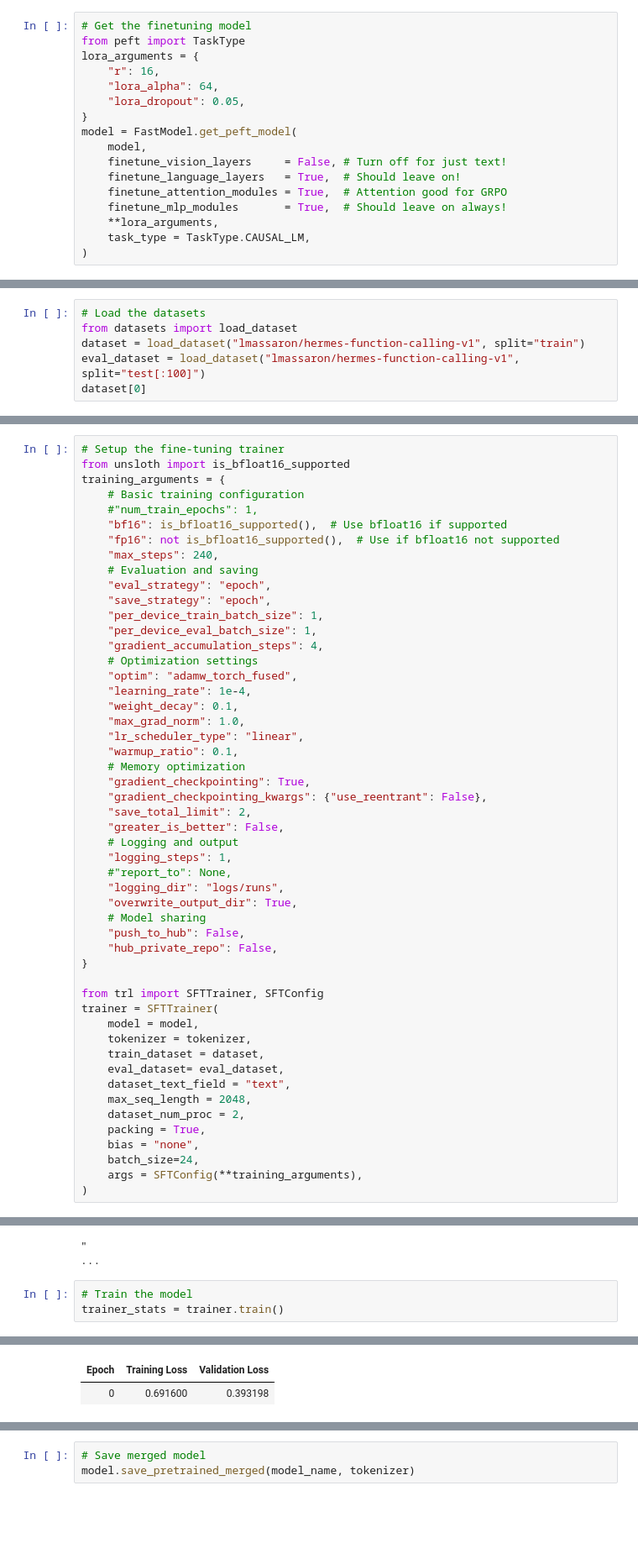
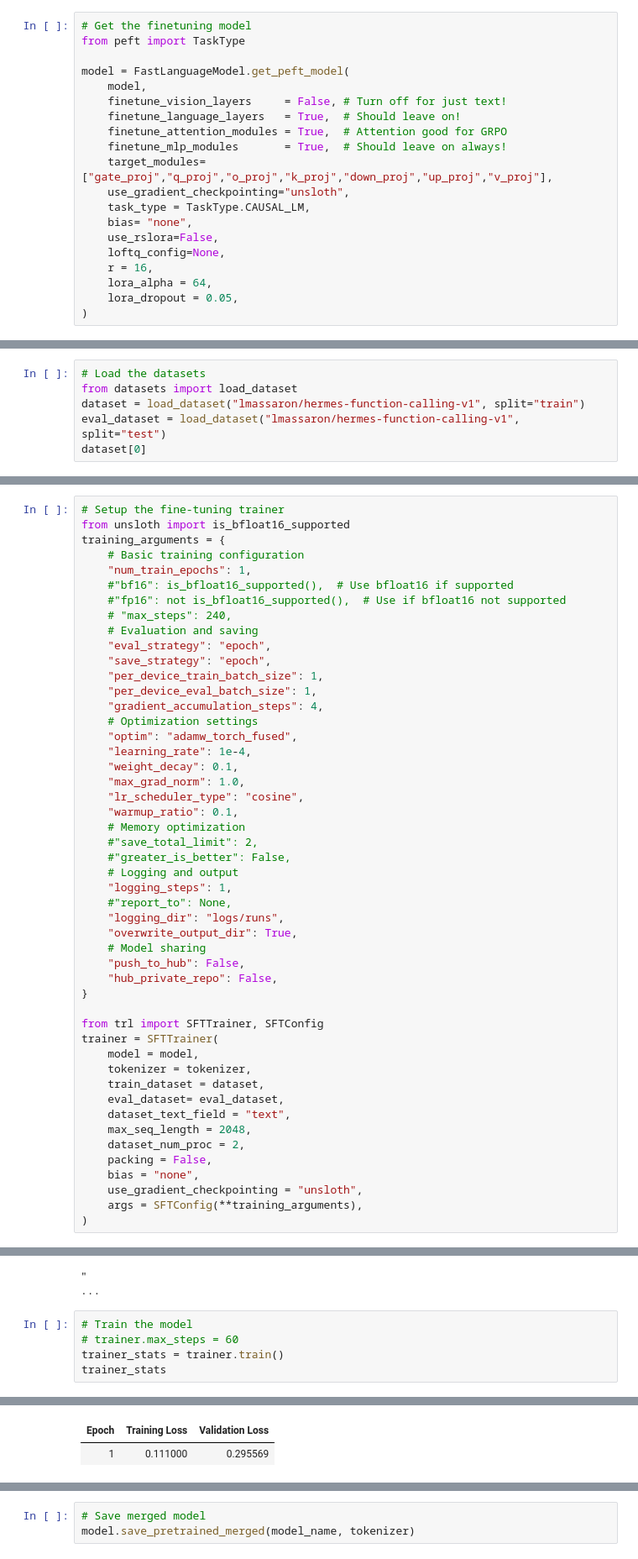
Before and after one commit to allisterb/Dina, a Jupyter notebook: notebooks/finetune_gemma3n_function_calling.ipynb, the cells around one changed output, grey strips where cells are left out. Shown at 84% size. Drawn from its saved outputs; the diff is of its cells as text; blank space fills up the shorter version.

Commit message:
Updae notebook, update model file and model names. Update system prompt.

```diff
--- a/notebooks/finetune_gemma3n_function_calling.ipynb
+++ b/notebooks/finetune_gemma3n_function_calling.ipynb
@@ -82,19 +41,22 @@ Gemma3nTextScaledWordEmbedding(262408, 2048, padding_idx=0)
 # %%
 # Get the finetuning model
 from peft import TaskType
-lora_arguments = {
-    "r": 16,
-    "lora_alpha": 64,
-    "lora_dropout": 0.05,
-}
-model = FastModel.get_peft_model(
+
+model = FastLanguageModel.get_peft_model(
     model,
     finetune_vision_layers     = False, # Turn off for just text!
     finetune_language_layers   = True,  # Should leave on!
     finetune_attention_modules = True,  # Attention good for GRPO
     finetune_mlp_modules       = True,  # Should leave on always!
-    **lora_arguments,
+    target_modules=["gate_proj","q_proj","o_proj","k_proj","down_proj","up_proj","v_proj"],
+    use_gradient_checkpointing="unsloth",
     task_type = TaskType.CAUSAL_LM,
+    bias= "none",
+    use_rslora=False,
+    loftq_config=None,
+    r = 16,
+    lora_alpha = 64,
+    lora_dropout = 0.05,
 )
 # %% [output]
 Unsloth: Dropout = 0 is supported for fast patching. You are using dropout = 0.05.
@@ -109,7 +66,7 @@ tokenizer.chat_template = (
 # Load the datasets
 from datasets import load_dataset
 dataset = load_dataset("lmassaron/hermes-function-calling-v1", split="train")
-eval_dataset = load_dataset("lmassaron/hermes-function-calling-v1", split="test[:100]")
+eval_dataset = load_dataset("lmassaron/hermes-function-calling-v1", split="test")
 dataset[0]
 # %% [output]
 {'conversations': [{'content': "You are a function calling AI model. You are provided with function signatures within <tools></tools> XML tags.You may call one or more functions to assist with the use ...
@@ -160,10 +106,10 @@ eval_dataset[0]
 from unsloth import is_bfloat16_supported
 training_arguments = {
     # Basic training configuration
-    #"num_train_epochs": 1,
-    "bf16": is_bfloat16_supported(),  # Use bfloat16 if supported
-    "fp16": not is_bfloat16_supported(),  # Use if bfloat16 not supported
-    "max_steps": 240,
+    "num_train_epochs": 1,
+    #"bf16": is_bfloat16_supported(),  # Use bfloat16 if supported
+    #"fp16": not is_bfloat16_supported(),  # Use if bfloat16 not supported
+    # "max_steps": 240,
     # Evaluation and saving
     "eval_strategy": "epoch",
     "save_strategy": "epoch",
@@ -175,13 +121,11 @@ training_arguments = {
     "learning_rate": 1e-4,
     "weight_decay": 0.1,
     "max_grad_norm": 1.0,
-    "lr_scheduler_type": "linear",
+    "lr_scheduler_type": "cosine",
     "warmup_ratio": 0.1,
     # Memory optimization
-    "gradient_checkpointing": True,
-    "gradient_checkpointing_kwargs": {"use_reentrant": False},
-    "save_total_limit": 2,
-    "greater_is_better": False,
+    #"save_total_limit": 2,
+    #"greater_is_better": False,
     # Logging and output
     "logging_steps": 1,
     #"report_to": None,
@@ -201,9 +145,9 @@ trainer = SFTTrainer(
     dataset_text_field = "text",
     max_seq_length = 2048,
     dataset_num_proc = 2,
-    packing = True,
+    packing = False,
     bias = "none",
-    batch_size=24,
+    use_gradient_checkpointing = "unsloth",
     args = SFTConfig(**training_arguments),
 )
 # %%
@@ -226,6 +170,8 @@ tokenizer.decode([tokenizer.pad_token_id if x == -100 else x for x in trainer.tr
 "                                                                                                                                                                                                        ...
 # %%
 # Train the model
+# trainer.max_steps = 60
 trainer_stats = trainer.train()
+trainer_stats
 # %% [output]
 ==((====))==  Unsloth - 2x faster free finetuning | Num GPUs used = 1
@@ -238,2 +185,2 @@ O^O/ \_/ \    Batch size per device = 1 | Gradient accumulation steps = 4
 | Epoch | Training Loss | Validation Loss |
-| 0 | 0.691600 | 0.393198 |
+| 1 | 0.111000 | 0.295569 |
```
Also changed, not shown: parts of 13 cells of this notebook, 5 other files.
